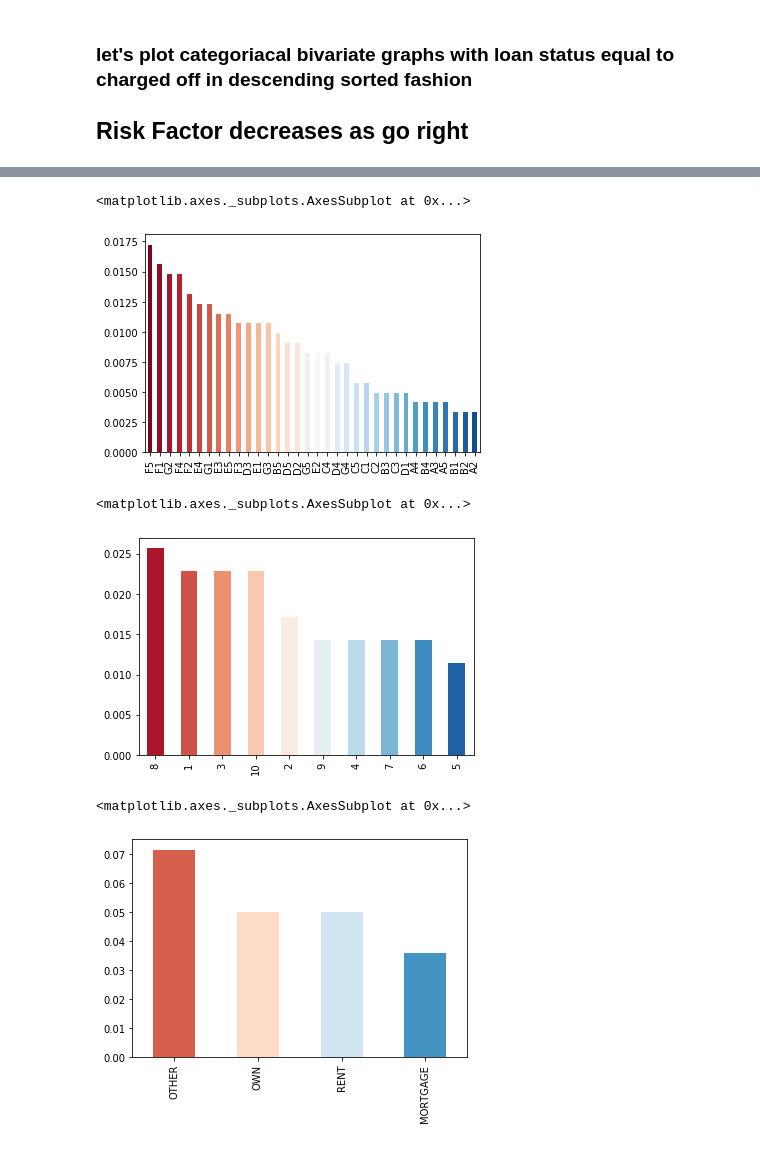
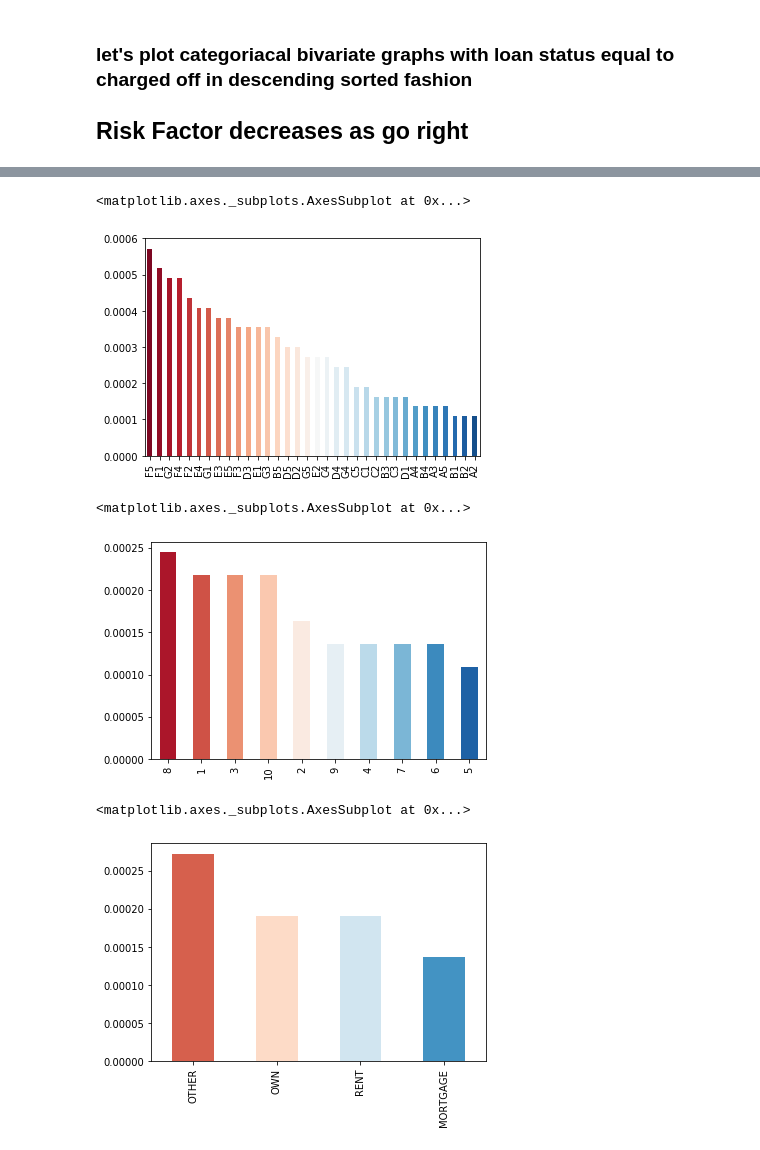
Before and after one commit to jagadeesh-gajula/Lending-club-case-study, a Jupyter notebook: Gajula_jagadeesh.ipynb, the cells around one changed output, grey strips where cells are left out. Saved outputs shown, nothing was run; the diff lists cells and outputs as text; code cells hidden in the pictures.

```diff
--- a/Gajula_jagadeesh.ipynb
+++ b/Gajula_jagadeesh.ipynb
@@ -607,23 +565,26 @@ px.plot.bar(color=sns.color_palette("RdBu", 7))
 # %%
 dx=data.groupby('sub_grade')['loan_status','sub_grade'].head(data.shape[1])
-px=dx[dx.loan_status=='Charged Off'].sub_grade.value_counts()/dx.sub_grade.count()
+px=dx[dx.loan_status=='Charged Off'].sub_grade.value_counts()/data.sub_grade.count()
+plt.xlabel('subgrade wise defaulters count in category')
 px.plot.bar(color=sns.color_palette("RdBu", 35))
 # %% [output]
 <matplotlib.axes._subplots.AxesSubplot at 0x...>
-[figure, old version]
+[figure, new version]
 # %%
 dx=data.groupby('emp_length')['loan_status','emp_length'].head(data.shape[1])
-px=dx[dx.loan_status=='Charged Off'].emp_length.value_counts()/dx.emp_length.count()
+px=dx[dx.loan_status=='Charged Off'].emp_length.value_counts()/data.emp_length.count()
+plt.xlabel('employment length defaulters count in category wise')
 px.plot.bar(color=sns.color_palette("RdBu", 10))
 # %% [output]
 <matplotlib.axes._subplots.AxesSubplot at 0x...>
-[figure, old version]
+[figure, new version]
 # %%
 dx=data.groupby('home_ownership')['loan_status','home_ownership'].head(data.shape[1])
-px=dx[dx.loan_status=='Charged Off'].home_ownership.value_counts()/dx.home_ownership.count()
+px=dx[dx.loan_status=='Charged Off'].home_ownership.value_counts()/data.home_ownership.count()
+plt.xlabel('home ownership defaulters count in category')
 px.plot.bar(color=sns.color_palette("RdBu", 4))
 # %% [output]
 <matplotlib.axes._subplots.AxesSubplot at 0x...>
-[figure, old version]
+[figure, new version]
 # %%
 dx=data.groupby('verification_status')['loan_status','verification_status'].head(data.shape[1])
```
Also changed, not shown: parts of 16 cells of this notebook.
